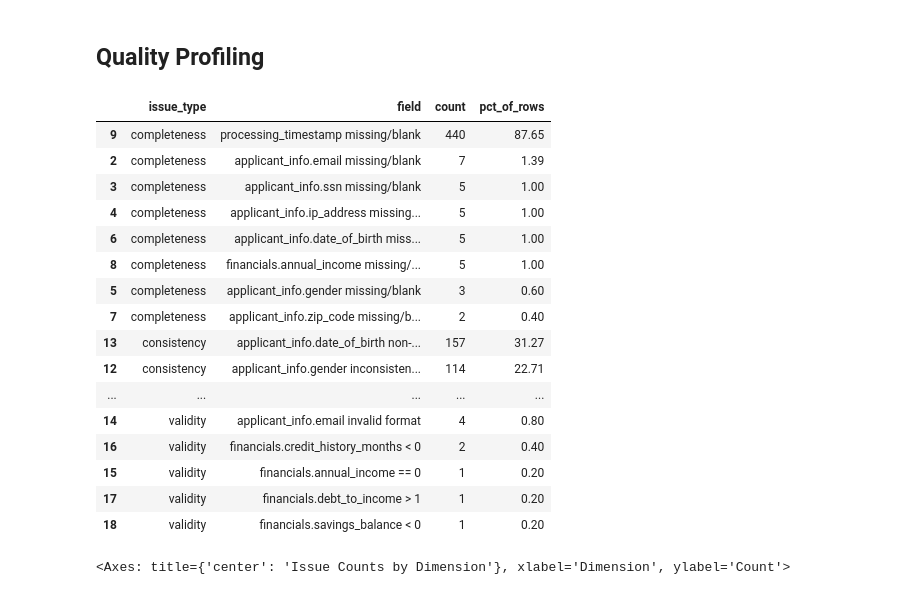
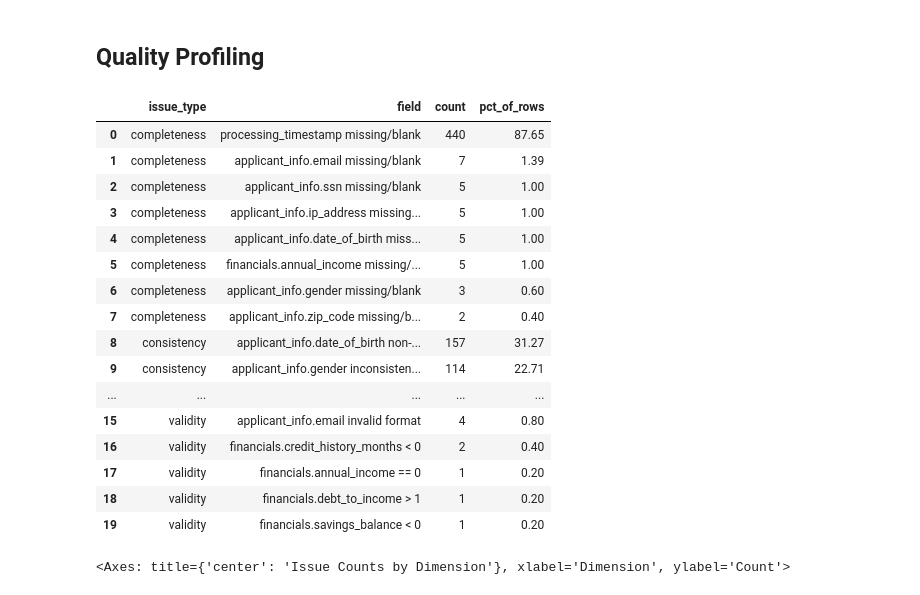
Before and after one commit to selin71414/dego-project-team9, a Jupyter notebook: notebooks/01-data-quality.ipynb, the cells around one changed output. Cells and saved outputs as stored; diff of their text form; code cells hidden in the pictures.

Commit message:
Update data quality notebook

```diff
--- a/notebooks/01-data-quality.ipynb
+++ b/notebooks/01-data-quality.ipynb
@@ -151,50 +151,52 @@ before_birthday_for_age = (
 )
 age_years_for_age = age_years_for_age - before_birthday_for_age.astype("Int64")
 age_months_for_age = age_years_for_age * 12
 credit_hist_for_age = pd.to_numeric(apps_raw["financials.credit_history_months"], errors="coerce")
 credit_history_started_before_18 = (
     age_years_for_age.notna()
     & credit_hist_for_age.notna()
     & ((age_months_for_age - credit_hist_for_age) < 18 * 12)
 )
 add_issue(rows, "consistency", "credit history implies start before age 18", credit_history_started_before_18.sum(), total)
 
 # Invalid email
 email = apps_raw["applicant_info.email"].astype("string").str.strip()
 invalid_email = (~is_empty(email)) & (~email.map(lambda x: bool(email_re.match(str(x)))))
 add_issue(rows, "validity", "applicant_info.email invalid format", invalid_email.sum(), total)
 
 # Invalid numeric values
 annual_income_num = pd.to_numeric(apps_raw["financials.annual_income"], errors="coerce")
 credit_hist = pd.to_numeric(apps_raw["financials.credit_history_months"], errors="coerce")
 dti = pd.to_numeric(apps_raw["financials.debt_to_income"], errors="coerce")
 savings = pd.to_numeric(apps_raw["financials.savings_balance"], errors="coerce")
 
 add_issue(rows, "validity", "financials.annual_income == 0", (annual_income_num == 0).sum(), total)
 add_issue(rows, "validity", "financials.credit_history_months < 0", (credit_hist < 0).sum(), total)
 add_issue(rows, "validity", "financials.debt_to_income > 1", (dti > 1).sum(), total)
 add_issue(rows, "validity", "financials.savings_balance < 0", (savings < 0).sum(), total)
 
-report_df = pd.DataFrame(rows).sort_values(["issue_type", "count"], ascending=[True, False])
+report_df = (pd.DataFrame(rows).sort_values(["issue_type", "count"], ascending=[True, False])
+    .reset_index(drop=True)
+)
 report_df
 # %% [output]
 |  | issue_type | field | count | pct_of_rows |
-| 9 | completeness | processing_timestamp missing/blank | 440 | 87.65 |
-| 2 | completeness | applicant_info.email missing/blank | 7 | 1.39 |
-| 3 | completeness | applicant_info.ssn missing/blank | 5 | 1.00 |
-| 4 | completeness | applicant_info.ip_address missing... | 5 | 1.00 |
-| 6 | completeness | applicant_info.date_of_birth miss... | 5 | 1.00 |
-| 8 | completeness | financials.annual_income missing/... | 5 | 1.00 |
-| 5 | completeness | applicant_info.gender missing/blank | 3 | 0.60 |
+| 0 | completeness | processing_timestamp missing/blank | 440 | 87.65 |
+| 1 | completeness | applicant_info.email missing/blank | 7 | 1.39 |
+| 2 | completeness | applicant_info.ssn missing/blank | 5 | 1.00 |
+| 3 | completeness | applicant_info.ip_address missing... | 5 | 1.00 |
+| 4 | completeness | applicant_info.date_of_birth miss... | 5 | 1.00 |
+| 5 | completeness | financials.annual_income missing/... | 5 | 1.00 |
+| 6 | completeness | applicant_info.gender missing/blank | 3 | 0.60 |
 | 7 | completeness | applicant_info.zip_code missing/b... | 2 | 0.40 |
-| 13 | consistency | applicant_info.date_of_birth non-... | 157 | 31.27 |
-| 12 | consistency | applicant_info.gender inconsisten... | 114 | 22.71 |
+| 8 | consistency | applicant_info.date_of_birth non-... | 157 | 31.27 |
+| 9 | consistency | applicant_info.gender inconsisten... | 114 | 22.71 |
 | ... | ... | ... | ... | ... |
-| 14 | validity | applicant_info.email invalid format | 4 | 0.80 |
+| 15 | validity | applicant_info.email invalid format | 4 | 0.80 |
 | 16 | validity | financials.credit_history_months < 0 | 2 | 0.40 |
-| 15 | validity | financials.annual_income == 0 | 1 | 0.20 |
-| 17 | validity | financials.debt_to_income > 1 | 1 | 0.20 |
-| 18 | validity | financials.savings_balance < 0 | 1 | 0.20 |
+| 17 | validity | financials.annual_income == 0 | 1 | 0.20 |
+| 18 | validity | financials.debt_to_income > 1 | 1 | 0.20 |
+| 19 | validity | financials.savings_balance < 0 | 1 | 0.20 |
 # %%
 
 import matplotlib.pyplot as plt
```
Also changed, not shown: parts of 7 cells of this notebook.
